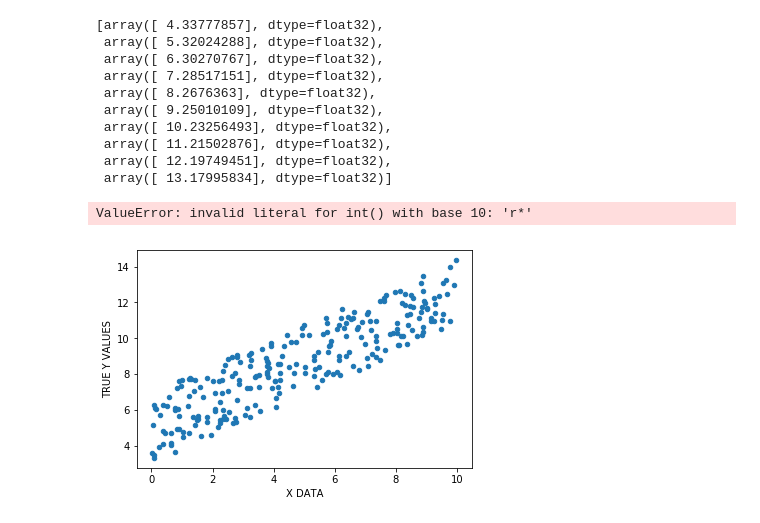
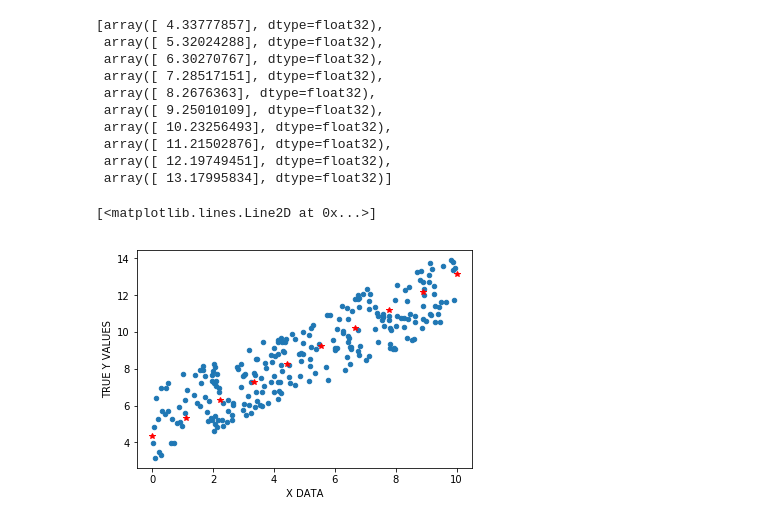
Before and after one commit to Veriny/tensorflow-playground, a Jupyter notebook: playground- a place where people play.ipynb, the cells around one changed output. Cells and saved outputs as stored; diff of their text form; code cells hidden in the pictures.

```diff
--- a/playground- a place where people play.ipynb
+++ b/playground- a place where people play.ipynb
@@ -419,7 +419,7 @@ predictions_A
  array([ 13.17995834], dtype=float32)]
 # %%
 my_data_2.sample(250).plot(x = 'X DATA', y = 'TRUE Y VALUES', kind = 'scatter')
-plt.plot(np.linspace(_data_A, predictions_A, 'r*'))
+plt.plot(_data_A, predictions_A, 'r*')
 # %% [output]
-ValueError: invalid literal for int() with base 10: 'r*'
+[<matplotlib.lines.Line2D at 0x...>]
-[figure, old version]
+[figure, new version]
```
Also changed, not shown: 2 other files.
